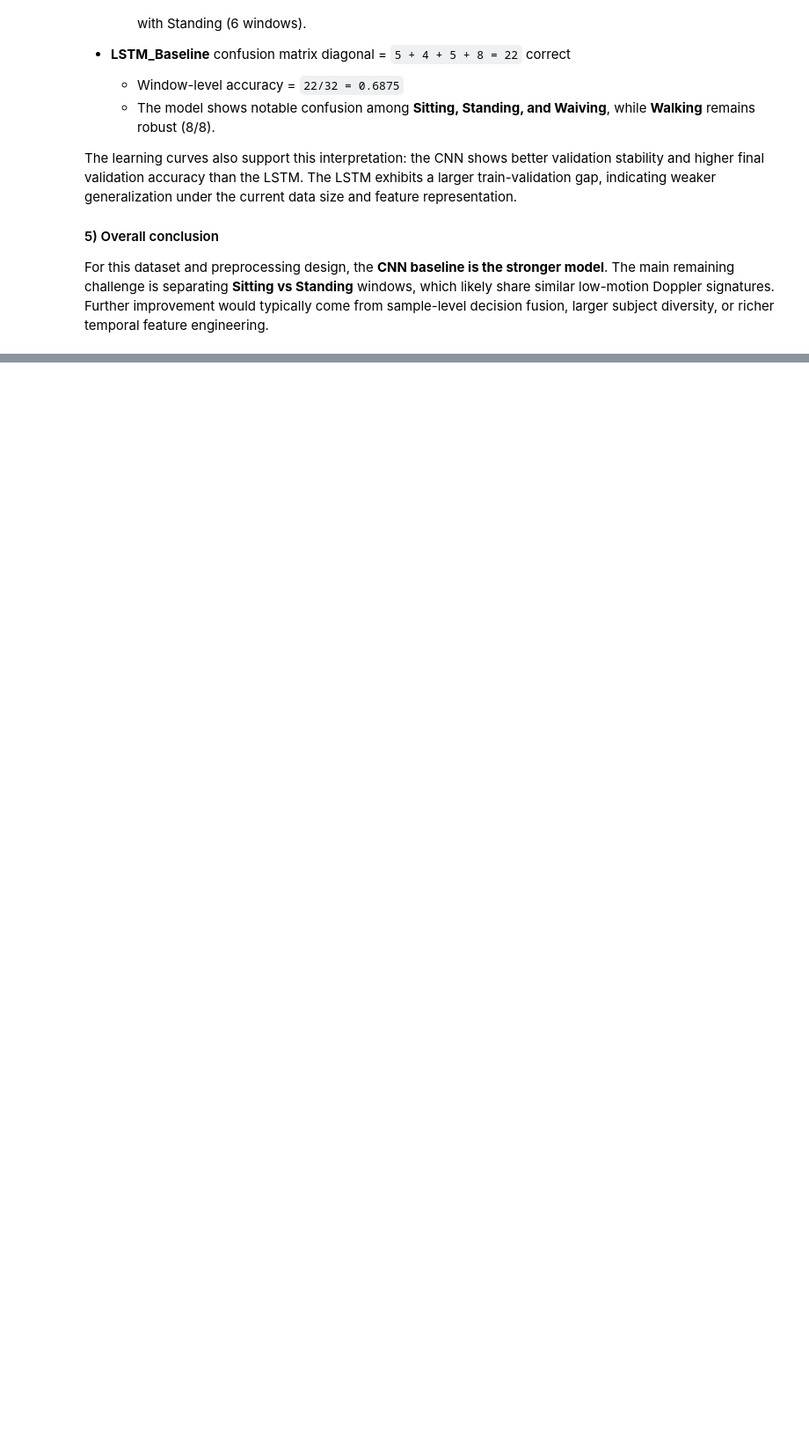
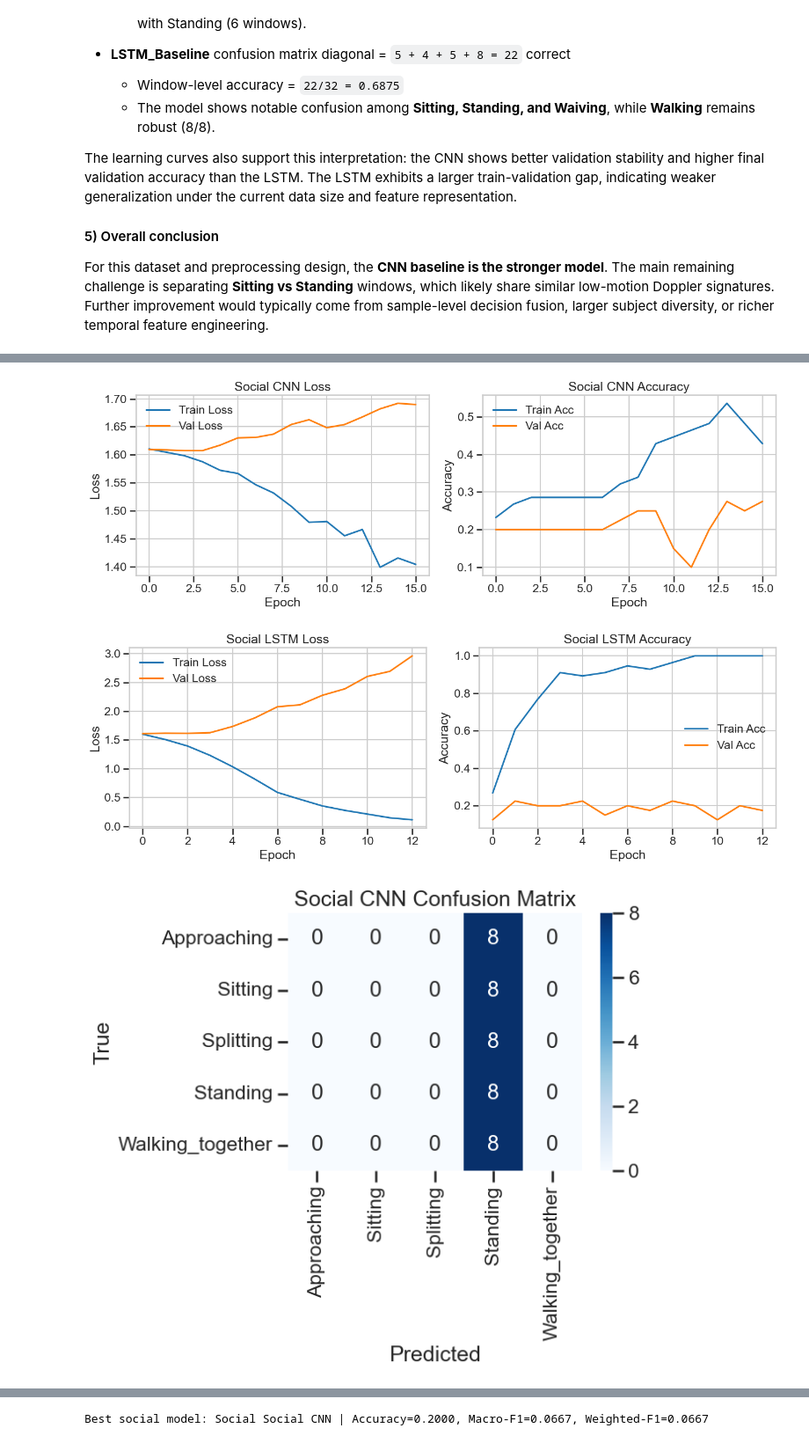
Before and after one commit to fakhrulalam/mmwave_Iwr6843Isk, a Jupyter notebook: Data/social_behaviour_classification.ipynb, the cells around one changed output, grey strips where cells are left out. Shown at 88% size. Drawn from its saved outputs; the diff is of its cells as text; code cells hidden in the pictures; blank space fills up the shorter version.

```diff
--- a/Data/social_behaviour_classification.ipynb
+++ b/Data/social_behaviour_classification.ipynb
@@ -759,0 +981,72 @@ Best model: CNN_Baseline | Accuracy=0.9062, Macro-F1=0.9028, Weighted-F1=0.9028
+# %%
+social_n_classes = len(social_class_list)
+
+social_models = {
+    "CNN": build_cnn_baseline(social_x_train_cnn.shape[1:], social_n_classes),
+    "LSTM": build_lstm_baseline(social_x_train_lstm.shape[1:], social_n_classes),
+}
+
+social_histories = {}
+for name, model in social_models.items():
+    print(f"\n=== Training Social {name} ===")
+    if name == "CNN":
+        hist = train_model(
+            model, social_x_train_cnn, social_y_train, social_x_test_cnn, social_y_test, epochs=80, batch_size=8
+        )
+    else:
+        hist = train_model(
+            model, social_x_train_lstm, social_y_train, social_x_test_lstm, social_y_test, epochs=80, batch_size=8
+        )
+    social_histories[name] = hist
+
+for name, hist in social_histories.items():
+    plot_history(hist, f"Social {name}")
+
+social_rows = []
+for name, model in social_models.items():
+    if name == "CNN":
+        row = evaluate_classifier(
+            model,
+            social_x_test_cnn,
+            social_y_test,
+            social_class_list,
+            title=f"Social {name}",
+            show_cm=True,
+        )
+    else:
+        row = evaluate_classifier(
+            model,
+            social_x_test_lstm,
+            social_y_test,
+            social_class_list,
+            title=f"Social {name}",
+            show_cm=True,
+        )
+    social_rows.append(row)
+
+social_report = pd.DataFrame(social_rows).sort_values("Test Accuracy", ascending=False).reset_index(drop=True)
+
+print("\nSocial Behaviour Model Report (sorted by Test Accuracy):")
+display(social_report.style.format({
+    "Test Accuracy": "{:.4f}",
+    "Macro F1": "{:.4f}",
+    "Weighted F1": "{:.4f}",
+}))
+
+plt.figure(figsize=(9, 5))
+sns.barplot(data=social_report, x="Model", y="Test Accuracy", palette="mako")
+plt.ylim(0, 1)
+plt.title("Social Behaviour Test Accuracy Comparison")
+plt.ylabel("Accuracy")
+plt.xticks(rotation=20)
+plt.tight_layout()
+plt.show()
+
+social_best = social_report.iloc[0]
+print(
+    f"Best social model: Social {social_best['Model']} | "
+    f"Accuracy={social_best['Test Accuracy']:.4f}, "
+    f"Macro-F1={social_best['Macro F1']:.4f}, "
+    f"Weighted-F1={social_best['Weighted F1']:.4f}"
+)
+# %% [output]
@@ -759,0 +1070,3 @@ Best model: CNN_Baseline | Accuracy=0.9062, Macro-F1=0.9028, Weighted-F1=0.9028
+[figure, added]
+[figure, added]
+[figure, added]
@@ -759,0 +1105 @@ Best model: CNN_Baseline | Accuracy=0.9062, Macro-F1=0.9028, Weighted-F1=0.9028
+Best social model: Social Social CNN | Accuracy=0.2000, Macro-F1=0.0667, Weighted-F1=0.0667
```
Also changed, not shown: parts of 6 cells of this notebook.
